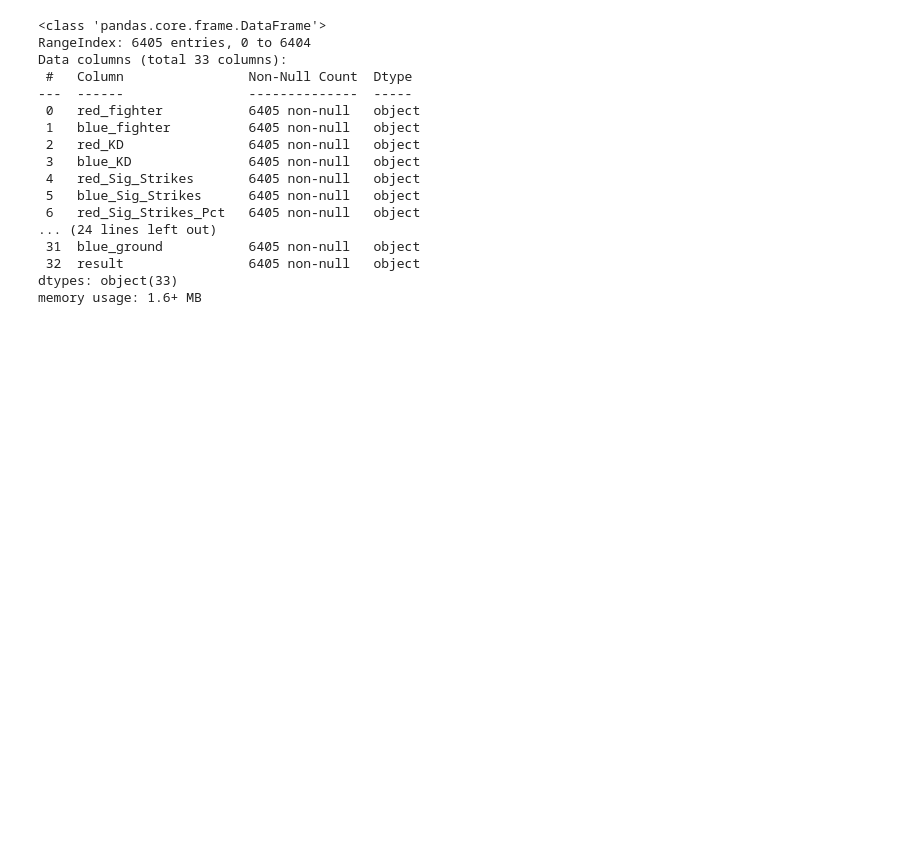
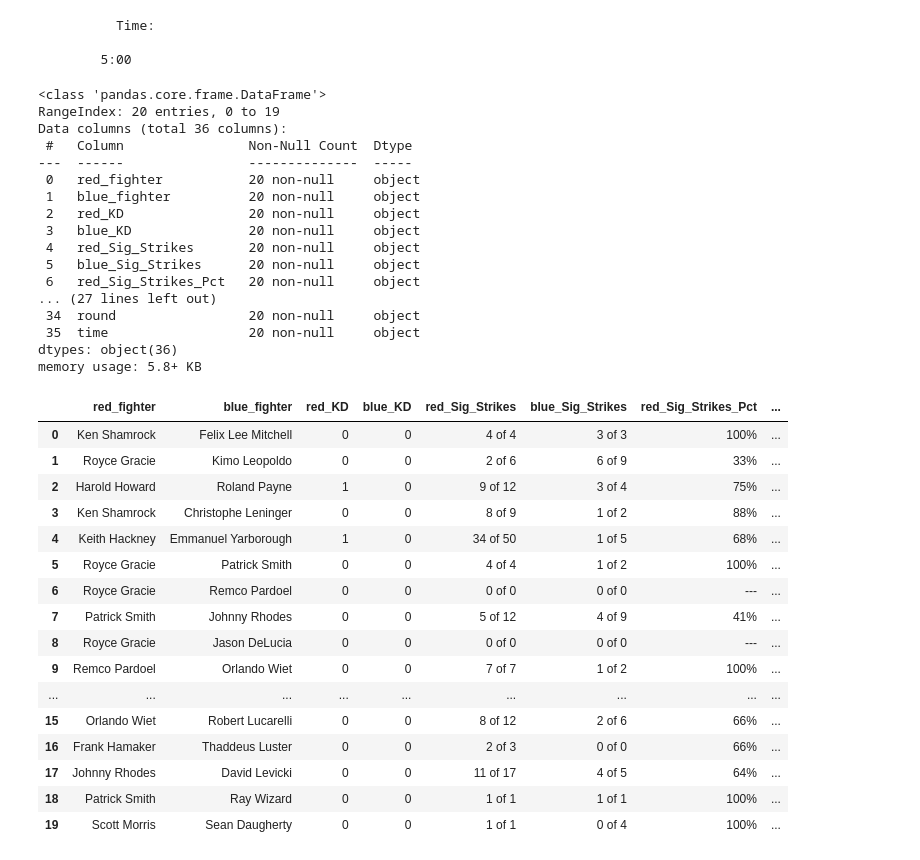
Before and after one commit to ayanga1998/UFC_Dashboard, a Jupyter notebook: Data_Collection.ipynb, the cells around one changed output. Saved outputs shown, nothing was run; the diff lists cells and outputs as text; code cells hidden in the pictures; blank space fills up the shorter version.

```diff
--- a/Data_Collection.ipynb
+++ b/Data_Collection.ipynb
@@ -93,15 +109,30 @@ columns = ['red_fighter', 'blue_fighter', 'red_KD', 'blue_KD', 'red_Sig_Strikes'
 
 data = {col:[] for col in columns}
 data['result'] = []
-for fight_link in fight_stats_links_unique:
+data['method'] = []
+data['round'] = []
+data['time'] = []
+
+for fight_link in fight_stats_links_unique[-20:]:
 
     fight_page = requests.get(fight_link)
 
     if fight_page.status_code == 200:
         fight_soup = BeautifulSoup(fight_page.content, 'html.parser')
 
+        upper_table = fight_soup.select("p i")
+
         # Store number of rounds in fight
-        num_rounds = fight_soup.select("p i")[3].get_text()
+        num_rounds = upper_table[3].get_text()
+        data['round'].append(num_rounds)
+
+        # Store the time expended in the last round of the fight
+        time = upper_table[5].get_text()
+        data['time'].append(time)
+
+        # Store the method of victory
+        method = upper_table[2].get_text()
+        data['method'].append(method)
 
         # Store the winner of each fight
         divs = fight_soup.find_all('div',{'class':'b-fight-details__person'})
@@ -170,26 +204,58 @@ Thaddeus Luster  v. Frank Hamaker : 1 round fight (early finish)
 David Levicki  v. Johnny Rhodes : 1 round fight (early finish)
 Ray Wizard  v. Patrick Smith : 1 round fight (early finish)
 Sean Daugherty  v. Scott Morris : 1 round fight (early finish)
+# %%
+fight_link = fight_stats_links_unique[1]
+fight_page = requests.get(fight_link)
+
+if fight_page.status_code == 200:
+    fight_soup = BeautifulSoup(fight_page.content, 'html.parser')
+    method = fight_soup.select('p i')[5].get_text()
+    print(method)
+# %% [output]
+          Time:
+
+        5:00
 # %%
 df = pd.DataFrame(data)
 
 df.info()
 # %% [output]
 <class 'pandas.core.frame.DataFrame'>
-RangeIndex: 6405 entries, 0 to 6404
-Data columns (total 33 columns):
+RangeIndex: 20 entries, 0 to 19
+Data columns (total 36 columns):
  #   Column                Non-Null Count  Dtype
 ---  ------                --------------  -----
- 0   red_fighter           6405 non-null   object
- 1   blue_fighter          6405 non-null   object
- 2   red_KD                6405 non-null   object
- 3   blue_KD               6405 non-null   object
- 4   red_Sig_Strikes       6405 non-null   object
- 5   blue_Sig_Strikes      6405 non-null   object
- 6   red_Sig_Strikes_Pct   6405 non-null   object
-... (24 lines left out)
- 31  blue_ground           6405 non-null   object
- 32  result                6405 non-null   object
-dtypes: object(33)
-memory usage: 1.6+ MB
+ 0   red_fighter           20 non-null     object
+ 1   blue_fighter          20 non-null     object
+ 2   red_KD                20 non-null     object
+ 3   blue_KD               20 non-null     object
+ 4   red_Sig_Strikes       20 non-null     object
+ 5   blue_Sig_Strikes      20 non-null     object
+ 6   red_Sig_Strikes_Pct   20 non-null     object
+... (27 lines left out)
+ 34  round                 20 non-null     object
+ 35  time                  20 non-null     object
+dtypes: object(36)
+memory usage: 5.8+ KB
+# %%
+df
+# %% [output]
+|  | red_fighter | blue_fighter | red_KD | blue_KD | red_Sig_Strikes | blue_Sig_Strikes | red_Sig_Strikes_Pct | ... |
+| 0 | Ken Shamrock | Felix Lee Mitchell | 0 | 0 | 4 of 4 | 3 of 3 | 100% | ... |
+| 1 | Royce Gracie | Kimo Leopoldo | 0 | 0 | 2 of 6 | 6 of 9 | 33% | ... |
+| 2 | Harold Howard | Roland Payne | 1 | 0 | 9 of 12 | 3 of 4 | 75% | ... |
+| 3 | Ken Shamrock | Christophe Leninger | 0 | 0 | 8 of 9 | 1 of 2 | 88% | ... |
+| 4 | Keith Hackney | Emmanuel Yarborough | 1 | 0 | 34 of 50 | 1 of 5 | 68% | ... |
+| 5 | Royce Gracie | Patrick Smith | 0 | 0 | 4 of 4 | 1 of 2 | 100% | ... |
+| 6 | Royce Gracie | Remco Pardoel | 0 | 0 | 0 of 0 | 0 of 0 | --- | ... |
+| 7 | Patrick Smith | Johnny Rhodes | 0 | 0 | 5 of 12 | 4 of 9 | 41% | ... |
+| 8 | Royce Gracie | Jason DeLucia | 0 | 0 | 0 of 0 | 0 of 0 | --- | ... |
+| 9 | Remco Pardoel | Orlando Wiet | 0 | 0 | 7 of 7 | 1 of 2 | 100% | ... |
+| ... | ... | ... | ... | ... | ... | ... | ... | ... |
+| 15 | Orlando Wiet | Robert Lucarelli | 0 | 0 | 8 of 12 | 2 of 6 | 66% | ... |
+| 16 | Frank Hamaker | Thaddeus Luster | 0 | 0 | 2 of 3 | 0 of 0 | 66% | ... |
+| 17 | Johnny Rhodes | David Levicki | 0 | 0 | 11 of 17 | 4 of 5 | 64% | ... |
+| 18 | Patrick Smith | Ray Wizard | 0 | 0 | 1 of 1 | 1 of 1 | 100% | ... |
+| 19 | Scott Morris | Sean Daugherty | 0 | 0 | 1 of 1 | 0 of 4 | 100% | ... |
 # %%
```
Also changed, not shown: parts of 21 cells of this notebook.
